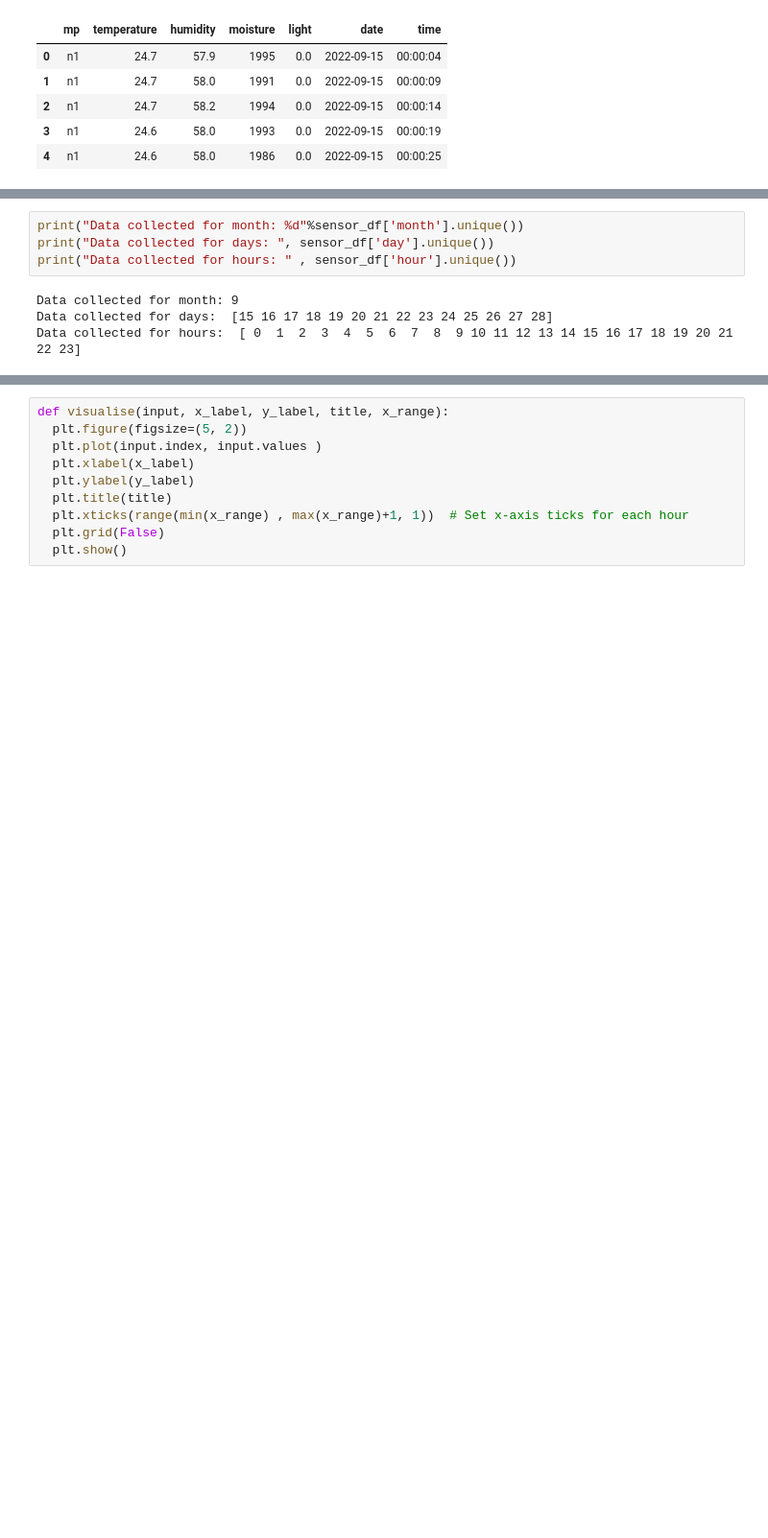
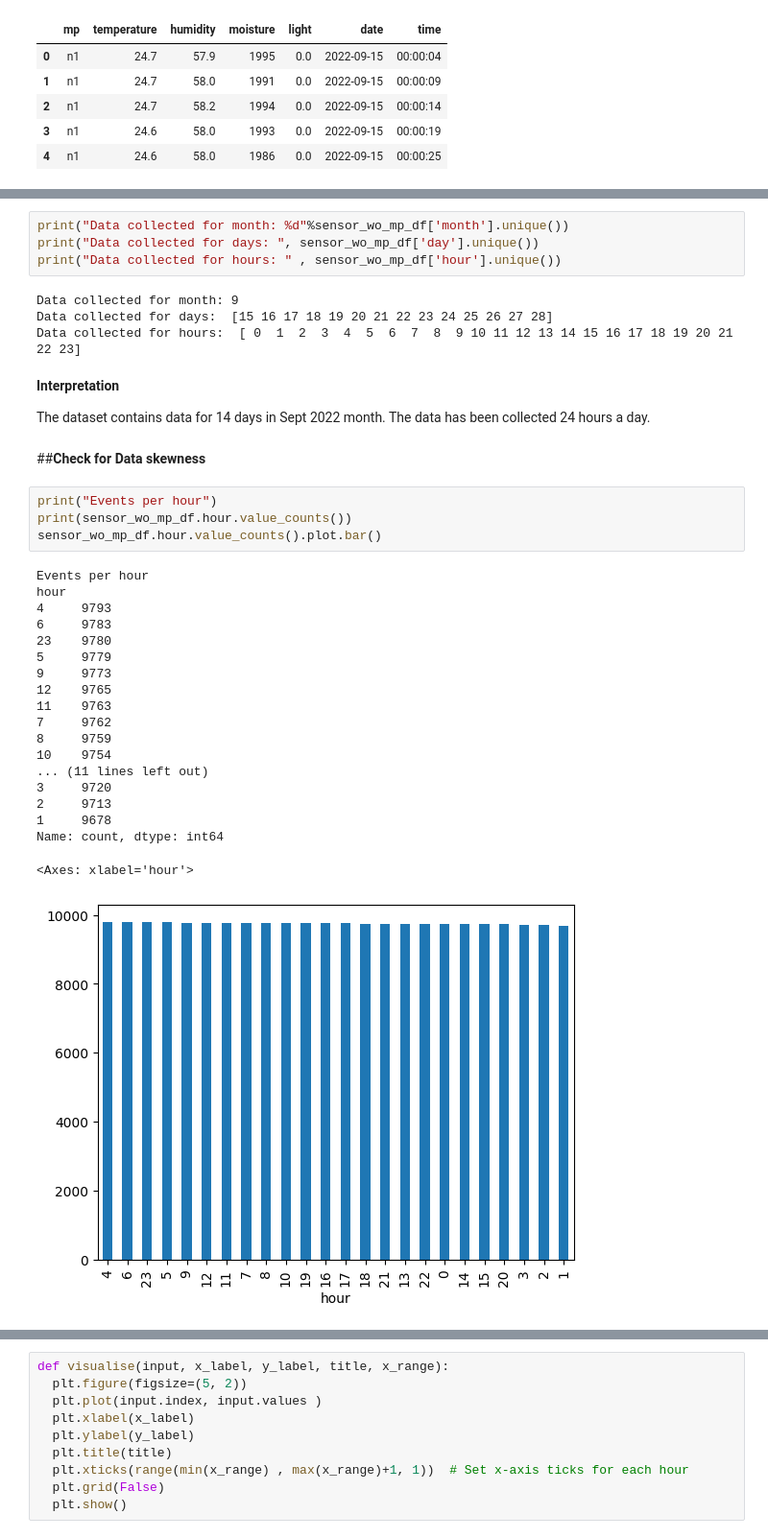
Before and after one commit to santausd/plant_health_assessment_model, a Jupyter notebook: AAI_530_A1_Group_1_IoT_Based_Crop_Monitoring_and_Health_Assessment.ipynb, the cells around one changed output, grey strips where cells are left out. Shown at 96% size. Cells and saved outputs as stored; diff of their text form; blank space fills up the shorter version.

```diff
--- a/AAI_530_A1_Group_1_IoT_Based_Crop_Monitoring_and_Health_Assessment.ipynb
+++ b/AAI_530_A1_Group_1_IoT_Based_Crop_Monitoring_and_Health_Assessment.ipynb
@@ -194,8 +208,38 @@ sensor_df.head()
 # %%
-print("Data collected for month: %d"%sensor_df['month'].unique())
-print("Data collected for days: ", sensor_df['day'].unique())
-print("Data collected for hours: " , sensor_df['hour'].unique())
+print("Data collected for month: %d"%sensor_wo_mp_df['month'].unique())
+print("Data collected for days: ", sensor_wo_mp_df['day'].unique())
+print("Data collected for hours: " , sensor_wo_mp_df['hour'].unique())
 # %% [output]
 Data collected for month: 9
 Data collected for days:  [15 16 17 18 19 20 21 22 23 24 25 26 27 28]
 Data collected for hours:  [ 0  1  2  3  4  5  6  7  8  9 10 11 12 13 14 15 16 17 18 19 20 21 22 23]
+# %% [markdown]
+**Interpretation**
+
+The dataset contains data for 14 days in Sept 2022 month. The data has been collected 24 hours a day.
+# %% [markdown]
+##**Check for Data skewness**
+# %%
+print("Events per hour")
+print(sensor_wo_mp_df.hour.value_counts())
+sensor_wo_mp_df.hour.value_counts().plot.bar()
+# %% [output]
+Events per hour
+hour
+4     9793
+6     9783
+23    9780
+5     9779
+9     9773
+12    9765
+11    9763
+7     9762
+8     9759
+10    9754
+... (11 lines left out)
+3     9720
+2     9713
+1     9678
+Name: count, dtype: int64
+<Axes: xlabel='hour'>
+[figure, added]
```
Also changed, not shown: parts of 32 cells of this notebook.
